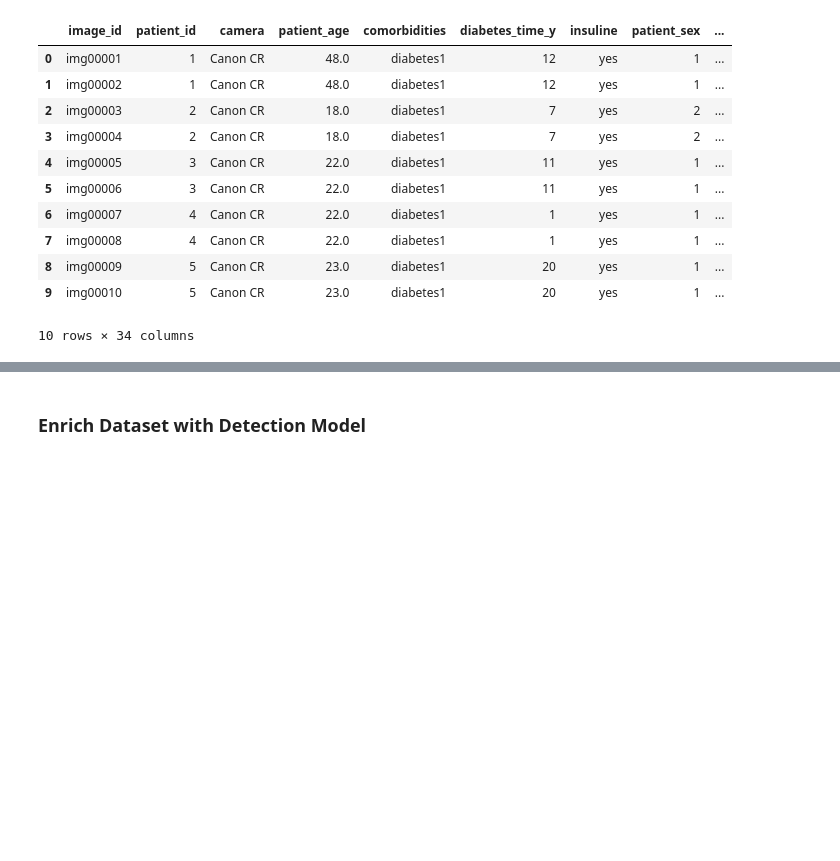
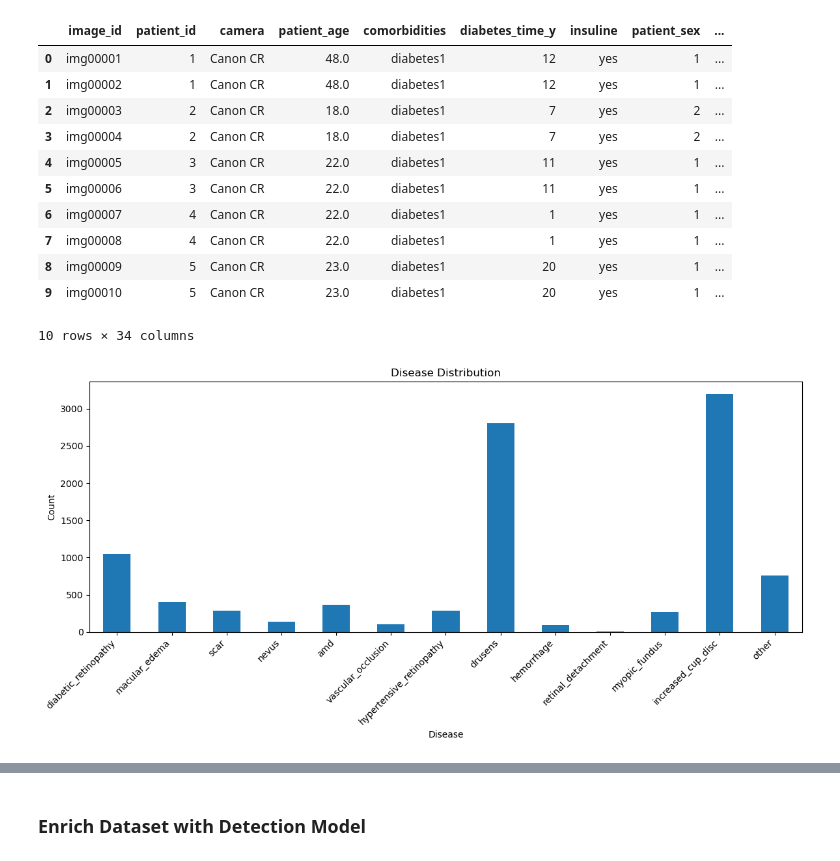
Before and after one commit to rodrigocmichelassi/bachelor-thesis, a Jupyter notebook: src/notebooks/data-generation.ipynb, the cells around one changed output, grey strips where cells are left out. Cells and saved outputs as stored; diff of their text form; code cells hidden in the pictures; blank space fills up the shorter version.

```diff
--- a/src/notebooks/data-generation.ipynb
+++ b/src/notebooks/data-generation.ipynb
@@ -62,3 +71,21 @@ brset_df.head(10)
 | 8 | img00009 | 5 | Canon CR | 23.0 | diabetes1 | 20 | yes | 1 | ... |
 | 9 | img00010 | 5 | Canon CR | 23.0 | diabetes1 | 20 | yes | 1 | ... |
 10 rows × 34 columns
+# %%
+def disease_bar_plot(counts):
+    plt.figure(figsize=(12, 6))
+    counts.plot(kind='bar')
+
+    plt.xlabel("Disease")
+    plt.ylabel("Count")
+    plt.title("Disease Distribution")
+    plt.xticks(rotation=45, ha='right')
+
+    plt.tight_layout()
+    plt.show()
+
+diseases_list = ['diabetic_retinopathy', 'macular_edema', 'scar', 'nevus', 'amd', 'vascular_occlusion', 'hypertensive_retinopathy', 'drusens', 'hemorrhage', 'retinal_detachment', 'myopic_fundus', 'increased_cup_disc', 'other']
+disease_counts = brset_df[diseases_list].sum()
+disease_bar_plot(disease_counts)
+# %% [output]
+[figure, added]
```
Also changed, not shown: parts of 12 cells of this notebook, 2 other files.
